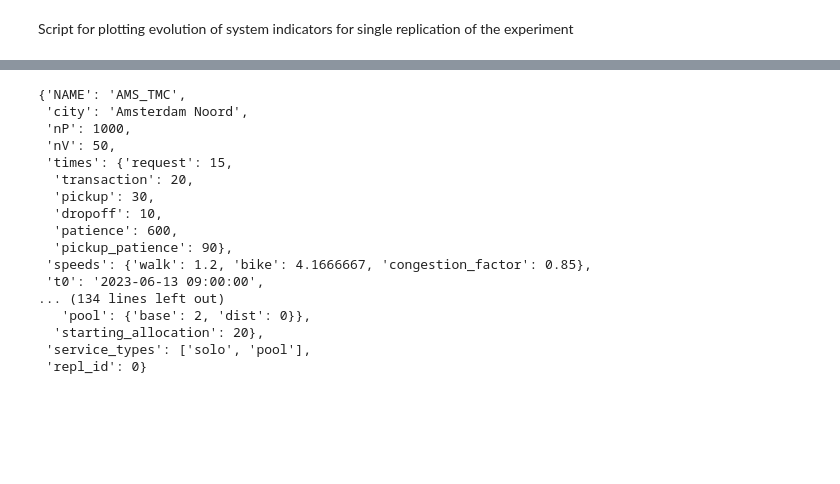
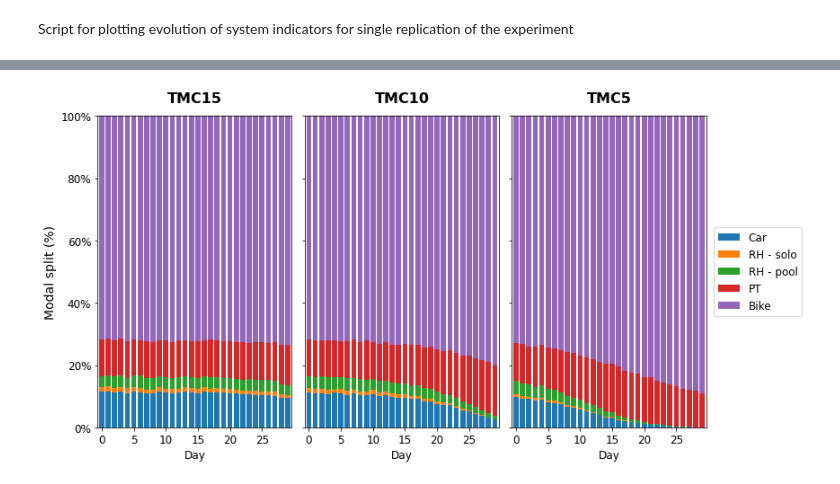
Before and after one commit to Arjan-de-R/FleetMaaS, a Jupyter notebook: evaluation/studies/tmc_dit4tram/evo_analysis.ipynb, the cells around one changed output, grey strips where cells are left out. Saved outputs shown, nothing was run; the diff lists cells and outputs as text; code cells hidden in the pictures; blank space fills up the shorter version.

```diff
--- a/evaluation/studies/tmc_dit4tram/evo_analysis.ipynb
+++ b/evaluation/studies/tmc_dit4tram/evo_analysis.ipynb
@@ -86,20 +72,53 @@ dtype: int64
-# %%
-params
-# %% [output]
-{'NAME': 'AMS_TMC',
- 'city': 'Amsterdam Noord',
- 'nP': 1000,
- 'nV': 50,
- 'times': {'request': 15,
-  'transaction': 20,
-  'pickup': 30,
-  'dropoff': 10,
-  'patience': 600,
-  'pickup_patience': 90},
- 'speeds': {'walk': 1.2, 'bike': 4.1666667, 'congestion_factor': 0.85},
- 't0': '2023-06-13 09:00:00',
-... (134 lines left out)
-   'pool': {'base': 2, 'dist': 0}},
-  'starting_allocation': 20},
- 'service_types': ['solo', 'pool'],
- 'repl_id': 0}
+# %%
+### Plot TMC scenario evolution
+n_tmc_scenarios = sum(1 for item in dem_mgmt_schemes if item.startswith("tmc"))
+# height_ratios = [2, 1, 1, 1]
+fig, axes = plt.subplots(nrows=1, ncols=n_tmc_scenarios, figsize=(12, 6), sharey='row')
+i = 0
+
+for scheme in dem_mgmt_schemes:
+    if scheme.startswith("tmc"):
+        # Plot 1: market shares
+        evo_df[scheme][['car','rh_solo','rh_pool', 'pt', 'bike','not_enough_credit']].div(params[scheme]['nP']).mul(100).plot(kind='bar', stacked=True, ax=axes[i], width=0.8)
+        axes[i].set_ylabel('Modal split (%)',fontsize=14)
+        axes[i].get_legend().remove()
+        axes[i].set_xticks(range(0, params[scheme]['tmc']['duration'], 5))
+        axes[i].set_xticklabels(range(0, params[scheme]['tmc']['duration'], 5),rotation=0)
+        axes[i].set_xlabel('Day', fontsize=12)
+        axes[i].set_ylim(0,100)
+        axes[i].yaxis.set_major_formatter(mtick.PercentFormatter())
+
+        # # Plot 4: mean_balance
+        # plot_index = 3
+        # evo_df[scheme]['mean_balance'].plot(ax=axes[plot_index, i])
+        # axes[plot_index, i].set_ylabel('Avg. credit balance', fontsize=14)
+        # axes[plot_index, i].set_xlabel('Day', fontsize=12)
+
+        # # Plot 2: credit_price
+        # plot_index = 1
+        # evo_df[scheme]['price'].plot(ax=axes[plot_index, i])
+        # axes[plot_index, i].set_ylabel('Credit price (€)', fontsize=14)
+        # axes[plot_index, i].set_xlabel('Day', fontsize=12)
+
+        # # Plot 3: transaction volume
+        # plot_index = 2
+        # (evo_df[scheme]['transaction_volume'] / params[scheme]['nP']).plot(ax=axes[plot_index, i])
+        # ((abs(evo_df[scheme]['oversupply'])) / params[scheme]['nP']).plot(ax=axes[plot_index, i])
+        # axes[plot_index, i].set_ylabel('Avg. buy/sell offer quant.', fontsize=14)
+        # axes[plot_index, i].set_xlabel('Day', fontsize=12)
+
+        # Subtitle for scheme
+        axes[i].set_title('{}'.format(scheme.replace("tmc", "TMC")), fontweight='bold', pad=15, fontsize=16)
+
+        if i == n_tmc_scenarios-1:
+            axes[i].legend(labels=mode_labels, bbox_to_anchor=(1.04, 0.5), loc="center left", borderaxespad=0, fontsize=12)
+            # axes[2, i].legend(labels=['Successful', 'Denied'], bbox_to_anchor=(1.04, 0.5), loc="center left", borderaxespad=0, fontsize=12)
+
+        i+=1
+
+for a in axes.flatten():
+    a.tick_params(axis='both', which='major', labelsize=12)
+fig.tight_layout()
+plt.savefig(os.path.join(path,'tmc-evo-modalsplit.png'), facecolor='w')
+# %% [output]
+[figure, added]
```
Also changed, not shown: parts of 25 cells of this notebook.
